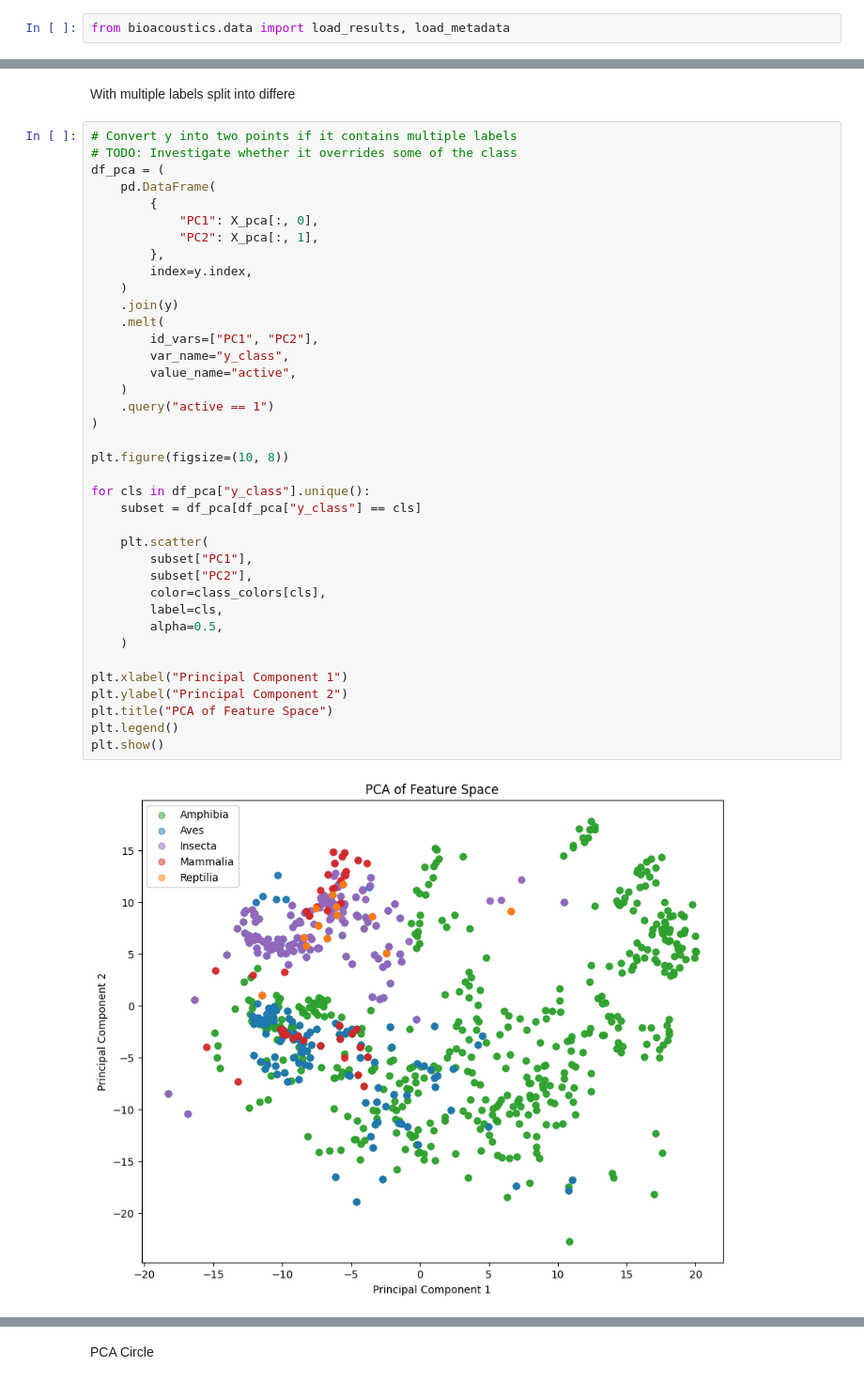
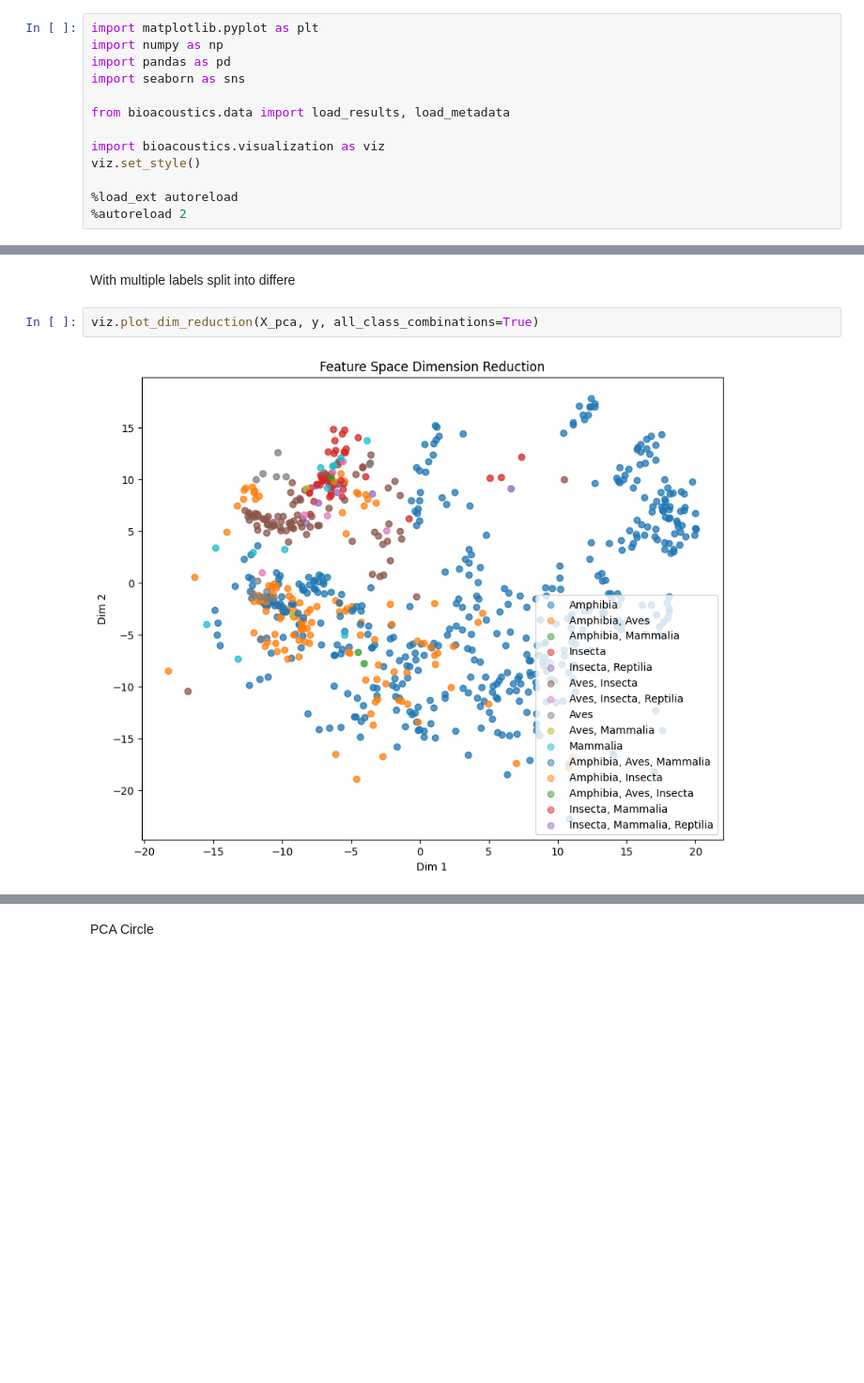
Before and after one commit to vlad-antipin/bioacoustic-species-detection, a Jupyter notebook: notebooks/03-eda.ipynb, the cells around one changed output, grey strips where cells are left out. Shown at 94% size. Saved outputs shown, nothing was run; the diff lists cells and outputs as text; blank space fills up the shorter version.

```diff
--- a/notebooks/03-eda.ipynb
+++ b/notebooks/03-eda.ipynb
@@ -1,4 +1,15 @@
 # %% [markdown]
 # Exploratory Data Analysis
 # %%
+import matplotlib.pyplot as plt
+import numpy as np
+import pandas as pd
+import seaborn as sns
+
 from bioacoustics.data import load_results, load_metadata
+
+import bioacoustics.visualization as viz
+viz.set_style()
+
+%load_ext autoreload
+%autoreload 2
@@ -364,42 +185,6 @@ print(y.shape)
 # %% [markdown]
 With multiple labels split into differe
 # %%
-# Convert y into two points if it contains multiple labels
-# TODO: Investigate whether it overrides some of the class
-df_pca = (
-    pd.DataFrame(
-        {
-            "PC1": X_pca[:, 0],
-            "PC2": X_pca[:, 1],
-        },
-        index=y.index,
-    )
-    .join(y)
-    .melt(
-        id_vars=["PC1", "PC2"],
-        var_name="y_class",
-        value_name="active",
-    )
-    .query("active == 1")
-)
-
-plt.figure(figsize=(10, 8))
-
-for cls in df_pca["y_class"].unique():
-    subset = df_pca[df_pca["y_class"] == cls]
-
-    plt.scatter(
-        subset["PC1"],
-        subset["PC2"],
-        color=class_colors[cls],
-        label=cls,
-        alpha=0.5,
-    )
-
-plt.xlabel("Principal Component 1")
-plt.ylabel("Principal Component 2")
-plt.title("PCA of Feature Space")
-plt.legend()
-plt.show()
+viz.plot_dim_reduction(X_pca, y, all_class_combinations=True)
 # %% [output]
-[figure, old version]
+[figure, new version]
```
Also changed, not shown: parts of 16 cells of this notebook, 10 other files.
